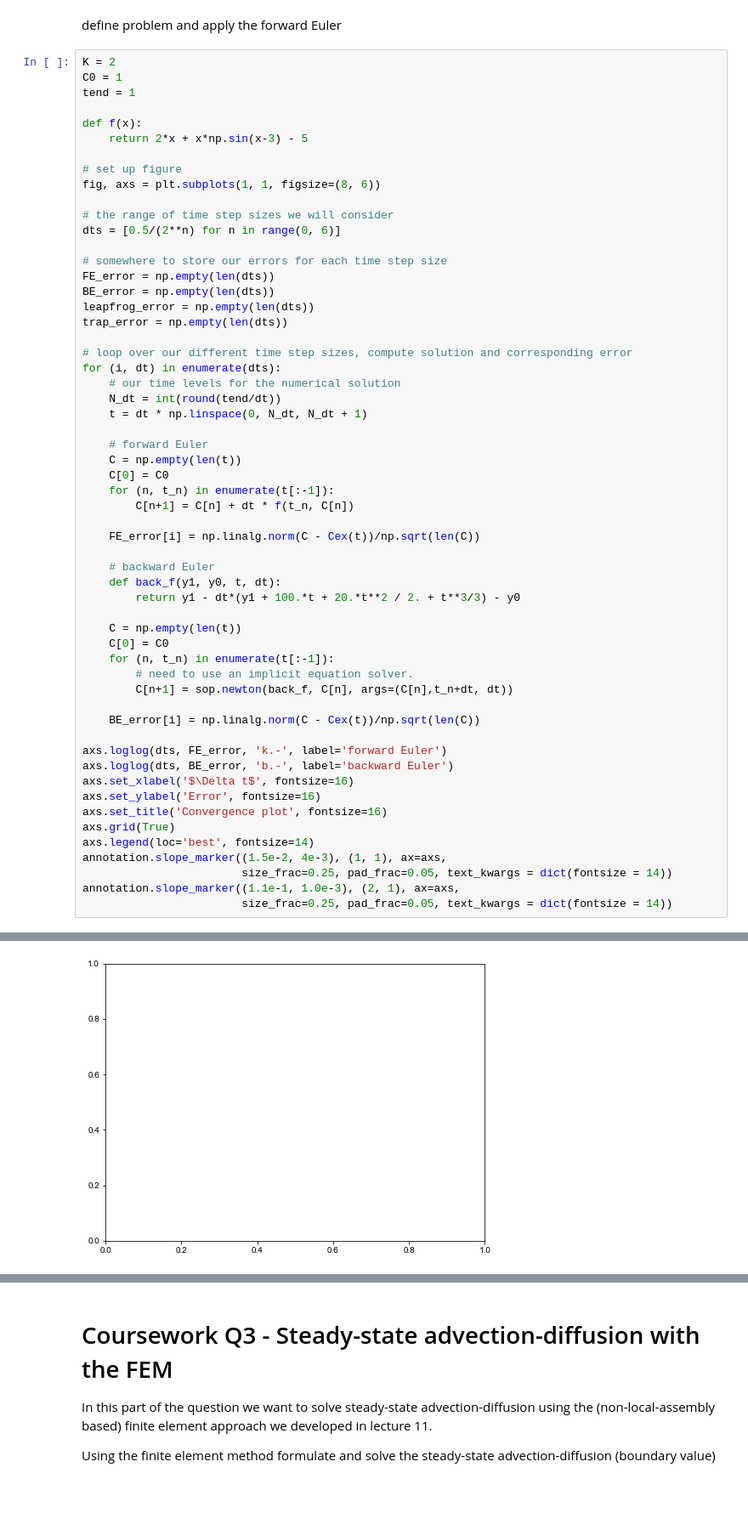
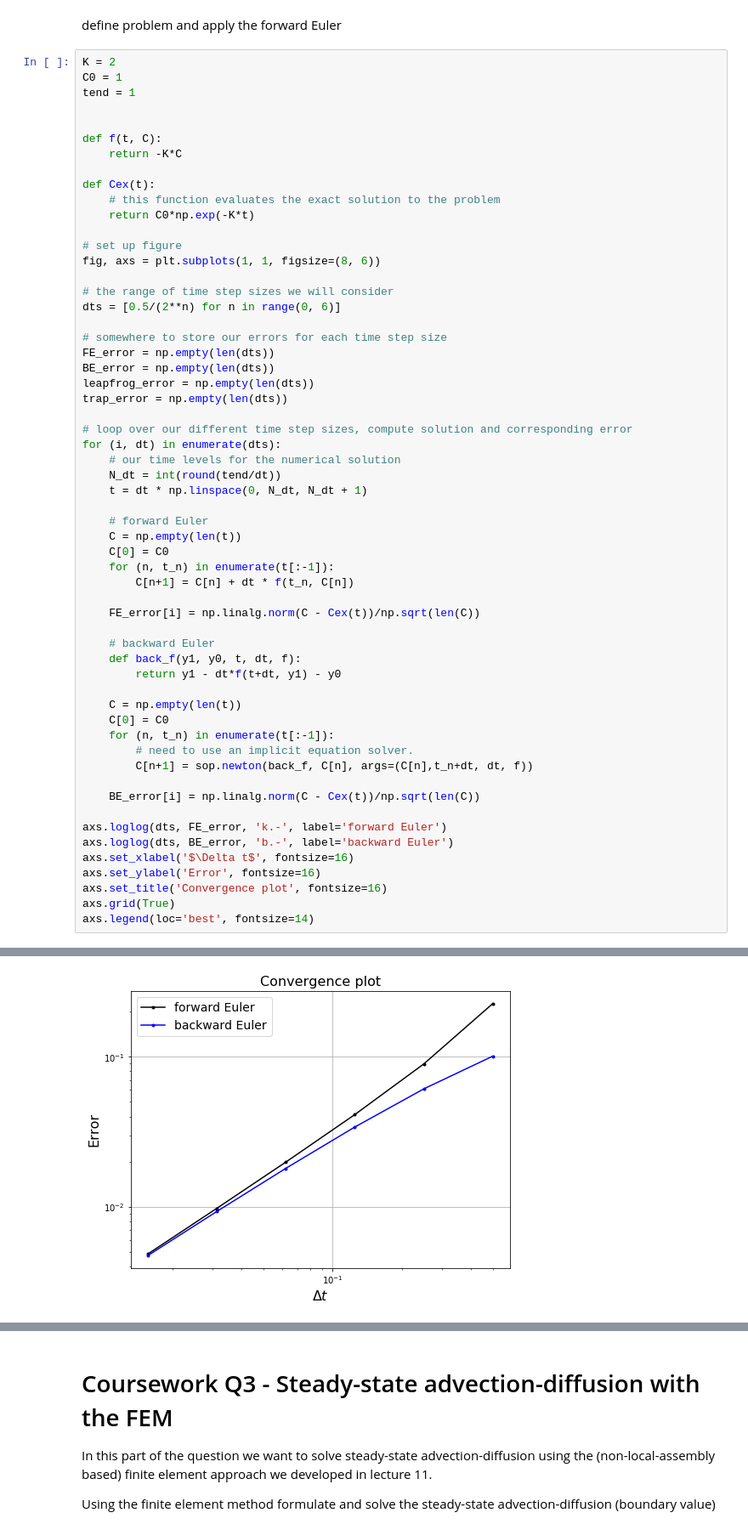
Before and after one commit to yxyyxy93/127_pythonFEM, a Jupyter notebook: ACSE-3-2019-20-Coursework.ipynb, the cells around one changed output, grey strips where cells are left out. Shown at 85% size. Saved outputs shown, nothing was run; the diff lists cells and outputs as text; blank space fills up the shorter version.

```diff
--- a/ACSE-3-2019-20-Coursework.ipynb
+++ b/ACSE-3-2019-20-Coursework.ipynb
@@ -383,8 +383,13 @@ K = 2
 C0 = 1
 tend = 1
 
-def f(x):
-    return 2*x + x*np.sin(x-3) - 5
+
+def f(t, C):
+    return -K*C
+
+def Cex(t):
+    # this function evaluates the exact solution to the problem
+    return C0*np.exp(-K*t)
 
 # set up figure
 fig, axs = plt.subplots(1, 1, figsize=(8, 6))
@@ -413,14 +418,14 @@ for (i, dt) in enumerate(dts):
     FE_error[i] = np.linalg.norm(C - Cex(t))/np.sqrt(len(C))
 
     # backward Euler
-    def back_f(y1, y0, t, dt):
-        return y1 - dt*(y1 + 100.*t + 20.*t**2 / 2. + t**3/3) - y0
+    def back_f(y1, y0, t, dt, f):
+        return y1 - dt*f(t+dt, y1) - y0
 
     C = np.empty(len(t))
     C[0] = C0
     for (n, t_n) in enumerate(t[:-1]):
         # need to use an implicit equation solver.
-        C[n+1] = sop.newton(back_f, C[n], args=(C[n],t_n+dt, dt))
+        C[n+1] = sop.newton(back_f, C[n], args=(C[n],t_n+dt, dt, f))
 
     BE_error[i] = np.linalg.norm(C - Cex(t))/np.sqrt(len(C))
 
@@ -431,8 +436,4 @@ axs.set_ylabel('Error', fontsize=16)
 axs.set_title('Convergence plot', fontsize=16)
 axs.grid(True)
 axs.legend(loc='best', fontsize=14)
-annotation.slope_marker((1.5e-2, 4e-3), (1, 1), ax=axs,
-                        size_frac=0.25, pad_frac=0.05, text_kwargs = dict(fontsize = 14))
-annotation.slope_marker((1.1e-1, 1.0e-3), (2, 1), ax=axs,
-                        size_frac=0.25, pad_frac=0.05, text_kwargs = dict(fontsize = 14))
 # %% [output]
@@ -440 +441 @@ TypeError: f() takes 1 positional argument but 2 were given
-[figure, old version]
+[figure, new version]
```
Also changed, not shown: parts of 8 cells of this notebook.
